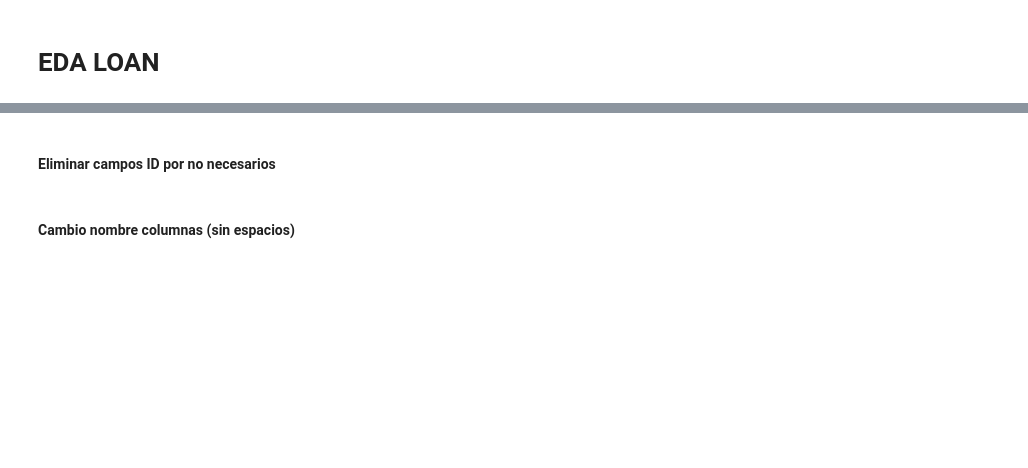
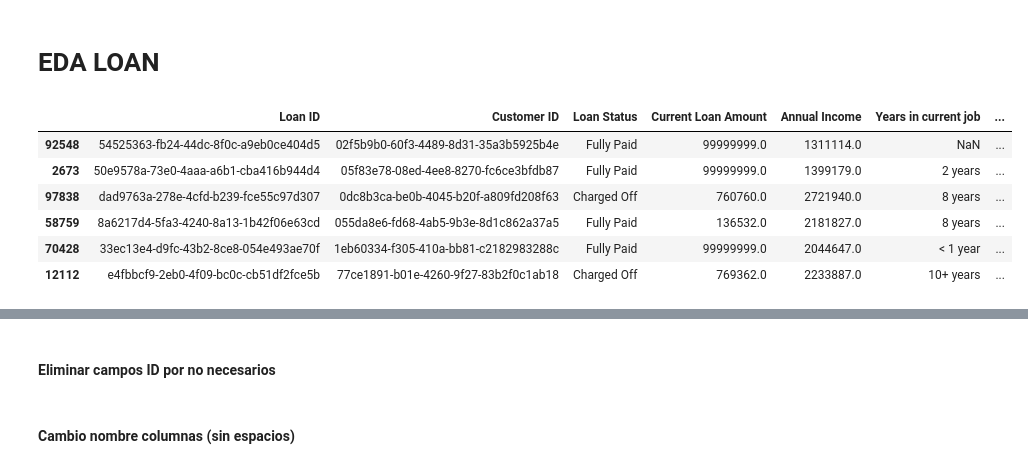
Before and after one commit to SonikoKatsura/CURSO_PARO_IA, a Jupyter notebook: Rober_IA/Modulo2/eda_loan.ipynb, the cells around one changed output, grey strips where cells are left out. Saved outputs shown, nothing was run; the diff lists cells and outputs as text; code cells hidden in the pictures; blank space fills up the shorter version.

```diff
--- a/Rober_IA/Modulo2/eda_loan.ipynb
+++ b/Rober_IA/Modulo2/eda_loan.ipynb
@@ -16,8 +16,16 @@ warnings.filterwarnings("ignore")
 
 style.use('ggplot') or plt.style.use('ggplot')
 # %%
-df_loan = pd.read_csv('./data_loan.csv')
+df_loan = pd.read_csv('https://raw.githubusercontent.com/SonikoKatsura/CURSO_PARO_IA/refs/heads/main/Rober_IA/Modulo1/datos/data_loan.csv')
 
 df_loan.sample(n=6)
+# %% [output]
+|  | Loan ID | Customer ID | Loan Status | Current Loan Amount | Annual Income | Years in current job | ... |
+| 92548 | 54525363-fb24-44dc-8f0c-a9eb0ce404d5 | 02f5b9b0-60f3-4489-8d31-35a3b5925b4e | Fully Paid | 99999999.0 | 1311114.0 | NaN | ... |
+| 2673 | 50e9578a-73e0-4aaa-a6b1-cba416b944d4 | 05f83e78-08ed-4ee8-8270-fc6ce3bfdb87 | Fully Paid | 99999999.0 | 1399179.0 | 2 years | ... |
+| 97838 | dad9763a-278e-4cfd-b239-fce55c97d307 | 0dc8b3ca-be0b-4045-b20f-a809fd208f63 | Charged Off | 760760.0 | 2721940.0 | 8 years | ... |
+| 58759 | 8a6217d4-5fa3-4240-8a13-1b42f06e63cd | 055da8e6-fd68-4ab5-9b3e-8d1c862a37a5 | Fully Paid | 136532.0 | 2181827.0 | 8 years | ... |
+| 70428 | 33ec13e4-d9fc-43b2-8ce8-054e493ae70f | 1eb60334-f305-410a-bb81-c2182983288c | Fully Paid | 99999999.0 | 2044647.0 | < 1 year | ... |
+| 12112 | e4fbbcf9-2eb0-4f09-bc0c-cb51df2fce5b | 77ce1891-b01e-4260-9f27-83b2f0c1ab18 | Charged Off | 769362.0 | 2233887.0 | 10+ years | ... |
 # %%
 df_loan.info()
```
Also changed, not shown: parts of 30 cells of this notebook.
